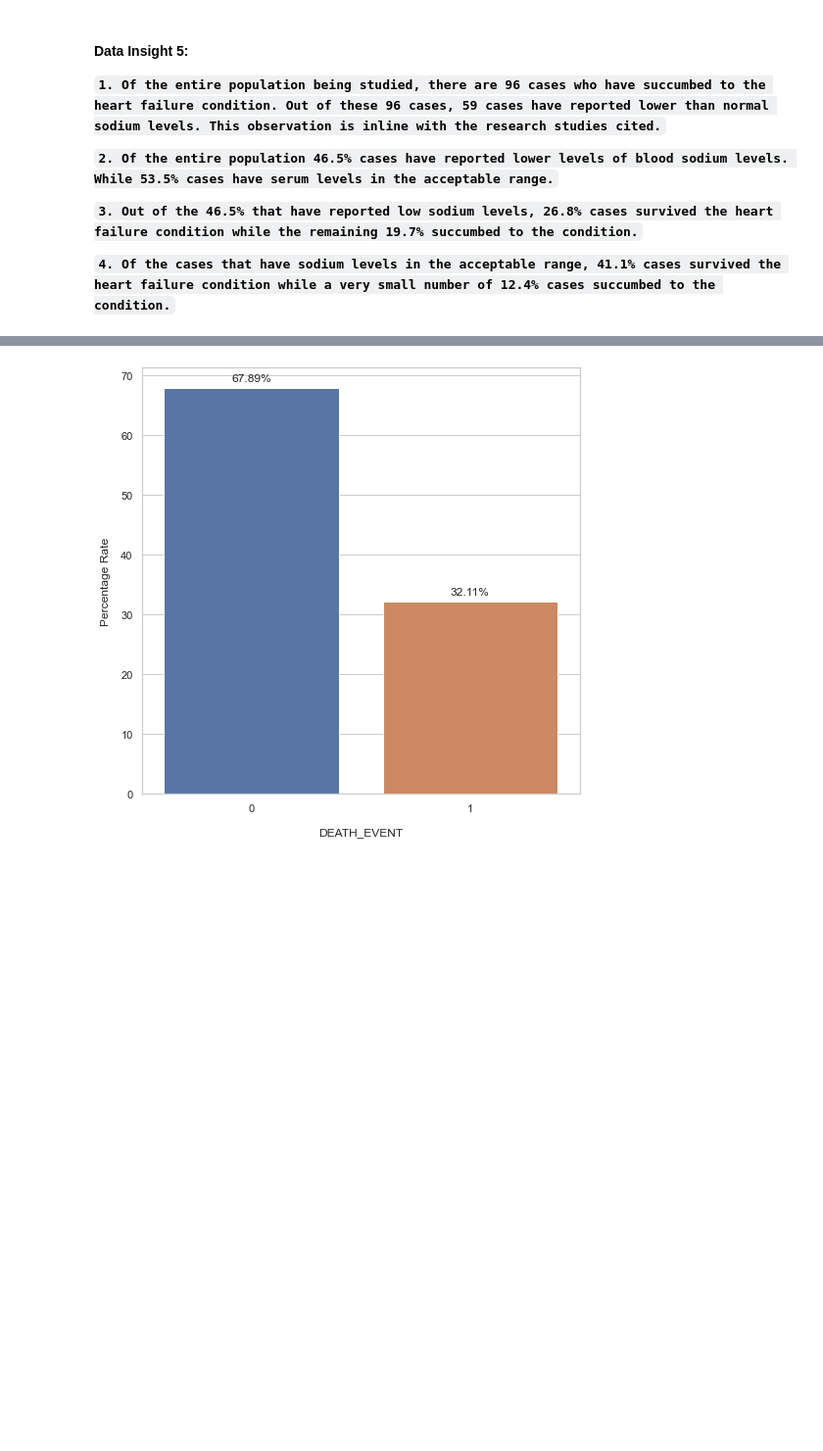
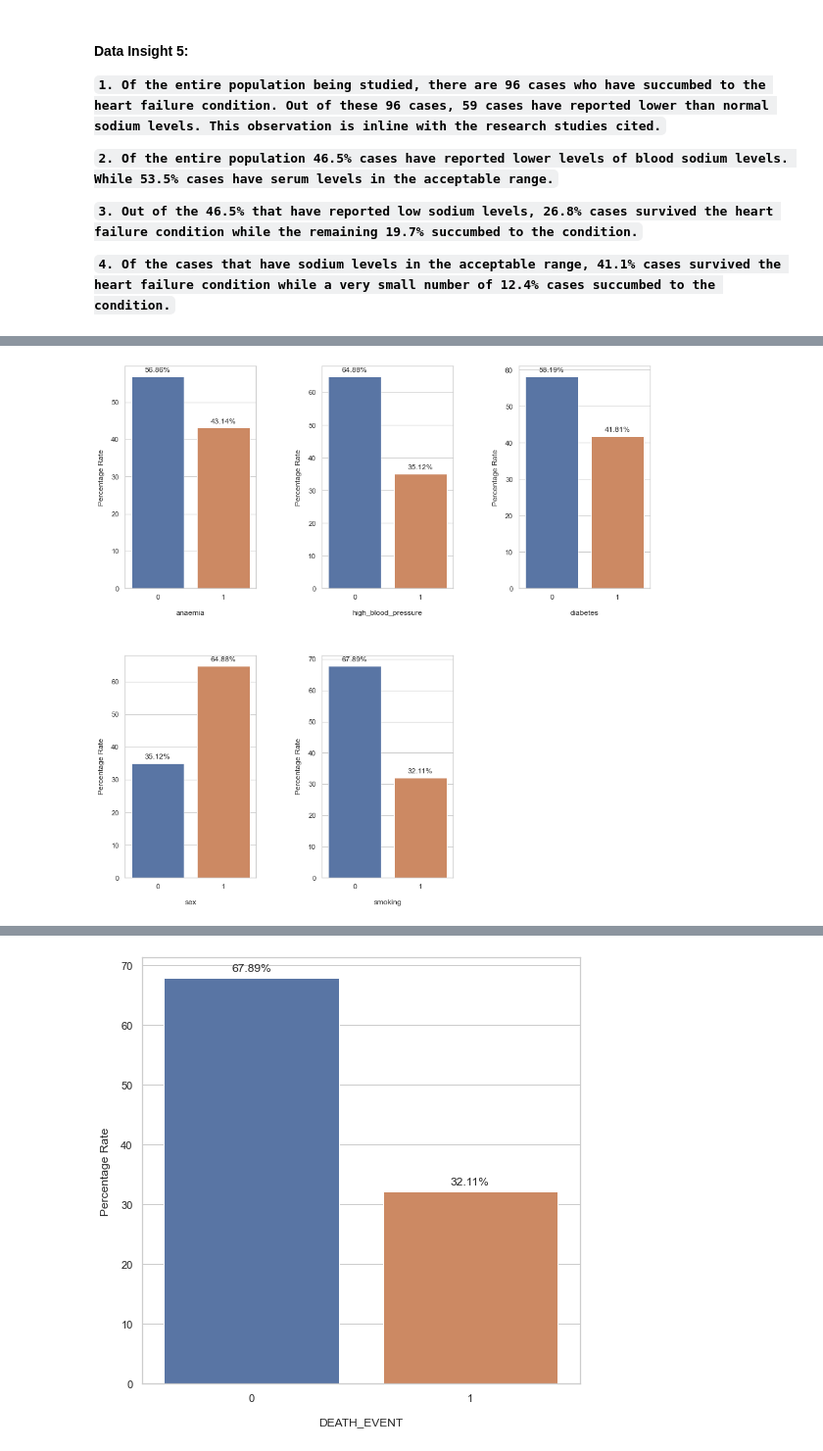
Before and after one commit to khadyothan/ADA, a Jupyter notebook: 3_S20190010040_S20190010129_Project_Code.ipynb, the cells around one changed output, grey strips where cells are left out. Shown at 98% size. Cells and saved outputs as stored; diff of their text form; code cells hidden in the pictures; blank space fills up the shorter version.

```diff
--- a/3_S20190010040_S20190010129_Project_Code.ipynb
+++ b/3_S20190010040_S20190010129_Project_Code.ipynb
@@ -321,0 +331,10 @@ utils.constructDistPlot(hist_data = hist_data,
+# %%
+category_list = ['anaemia', 'high_blood_pressure', 'diabetes', 'sex', 'smoking']
+
+utils.plotUnivariateAnalysis(data_frame = df,
+                             category_list = category_list,
+                             rows = 2,
+                             cols = 3,
+                             figsize = (15, 15))
+# %% [output]
+[figure, added]
```
Also changed, not shown: parts of 36 cells of this notebook.
